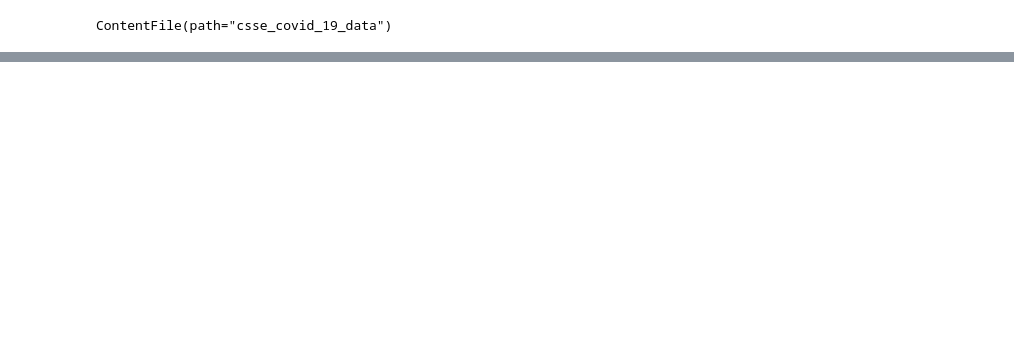
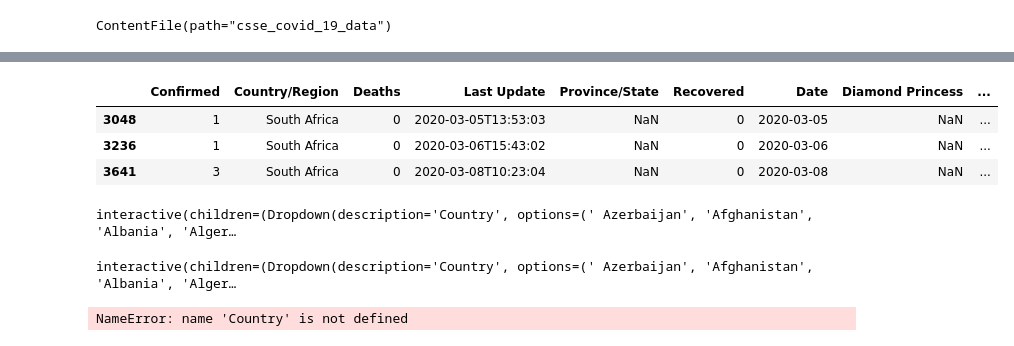
Before and after one commit to andyakrn/COVID_19, a Jupyter notebook: Hopkins Data.ipynb, the cells around one changed output, grey strips where cells are left out. Cells and saved outputs as stored; diff of their text form; code cells hidden in the pictures; blank space fills up the shorter version.

```diff
--- a/Hopkins Data.ipynb
+++ b/Hopkins Data.ipynb
@@ -243,0 +256,42 @@ array(['Hubei', 'Zhejiang', 'Guangdong', 'Henan', 'Hunan', 'Anhui',
+# %%
+df['Active'] = df['Confirmed']-df['Deaths']-df['Recovered']
+# %%
+df.loc[df['Country/Region']=='South Africa']
+# %% [output]
+|  | Confirmed | Country/Region | Deaths | Last Update | Province/State | Recovered | Date | Diamond Princess | ... |
+| 3048 | 1 | South Africa | 0 | 2020-03-05T13:53:03 | NaN | 0 | 2020-03-05 | NaN | ... |
+| 3236 | 1 | South Africa | 0 | 2020-03-06T15:43:02 | NaN | 0 | 2020-03-06 | NaN | ... |
+| 3641 | 3 | South Africa | 0 | 2020-03-08T10:23:04 | NaN | 0 | 2020-03-08 | NaN | ... |
+# %%
+@interact(Country = df['Country/Region'].sort_values().unique(), Confirmed=True, Active=True, Recovered=True, Deaths=True)
+def viz(Country, Confirmed, Active, Recovered, Deaths):
+    fig = px.line(title='Cases Over Time')
+    if Confirmed:
+        country_df = pd.DataFrame(df.loc[df['Country/Region']==Country].groupby('Date')['Confirmed'].agg('sum'))
+        fig.add_scatter(x = country_df.index, y = country_df['Confirmed'], mode='lines', name='Confirmed Cases')
+    if Active:
+        country_df = pd.DataFrame(df.loc[df['Country/Region']==Country].groupby('Date')['Active'].agg('sum'))
+        fig.add_scatter(x = country_df.index, y = country_df['Active'], mode='lines', name='Active Cases')
+    if Recovered:
+        country_df = pd.DataFrame(df.loc[df['Country/Region']==Country].groupby('Date')['Recovered'].agg('sum'))
+        fig.add_scatter(x = country_df.index, y = country_df['Recovered'], mode='lines', name='Recovered Cases')
+    if Deaths:
+        country_df = pd.DataFrame(df.loc[df['Country/Region']==Country].groupby('Date')['Deaths'].agg('sum'))
+        fig.add_scatter(x = country_df.index, y = country_df['Deaths'], mode='lines', name='Deceased Cases')
+    fig.update_xaxes(title='Date', range=[dt.date(2020, 2, 1), dt.datetime.now()])
+    fig.show()
+# %% [output]
+interactive(children=(Dropdown(description='Country', options=(' Azerbaijan', 'Afghanistan', 'Albania', 'Alger…
+# %%
+@interact(Country = df['Country/Region'].sort_values().unique())
+def viz(Country):
+    country_df = df.loc[df['Country/Region']==Country].groupby('Date')['Confirmed', 'Active', 'Recovered', 'Deaths'].agg('sum')
+    fig = px.line(title='Cases Over Time')
+    fig.add_scatter(x = country_df.index, y = country_df['Confirmed', 'Active', 'Recovered', 'Deaths'], mode='lines', name='Confirmed Cases')
+    fig.show()
+# %% [output]
+interactive(children=(Dropdown(description='Country', options=(' Azerbaijan', 'Afghanistan', 'Albania', 'Alger…
+# %%
+df.loc[df['Country/Region']==Country].groupby('Date')['Confirmed', 'Active', 'Recovered', 'Deaths'].agg('sum')
+# %% [output]
+NameError: name 'Country' is not defined
```
Also changed, not shown: parts of 14 cells of this notebook.
